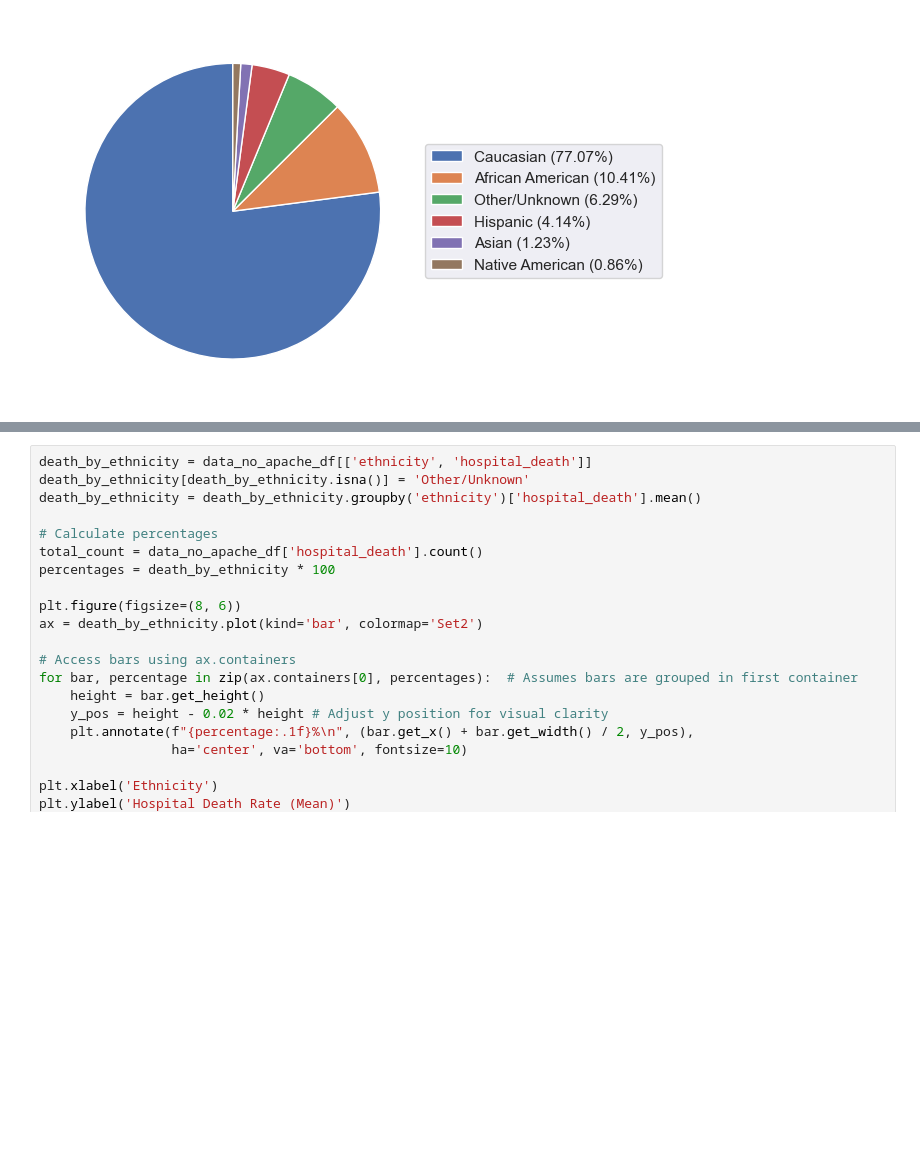
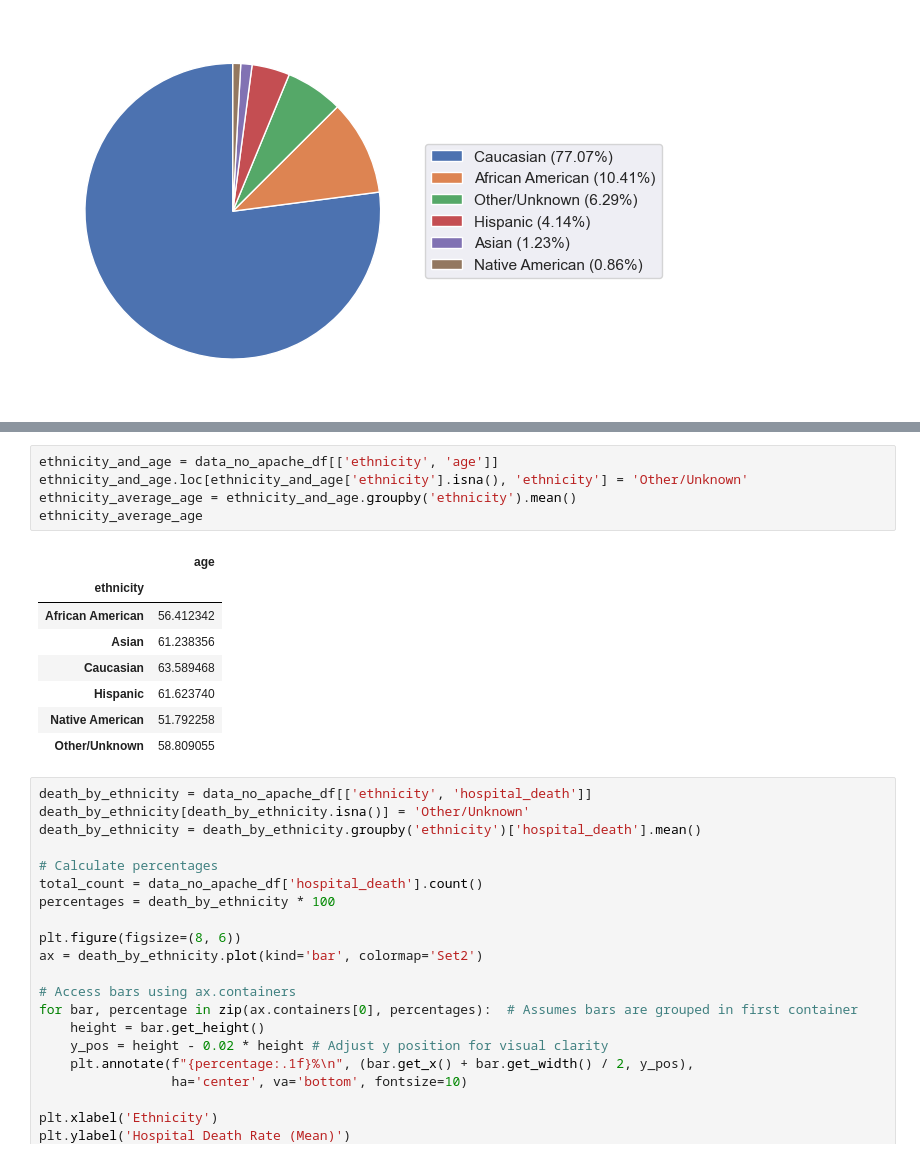
Before and after one commit to ShaniCohen/pred-ICU, a Jupyter notebook: eda/eda-koby.ipynb, the cells around one changed output, grey strips where cells are left out. Drawn from its saved outputs; the diff is of its cells as text; blank space fills up the shorter version.

```diff
--- a/eda/eda-koby.ipynb
+++ b/eda/eda-koby.ipynb
@@ -257,6 +277,20 @@ plt.legend(title='Mortality', loc="lower center", bbox_to_anchor=(0.5, 0.1))
 # %% [output]
 <matplotlib.legend.Legend at 0x...>
 [figure]
+# %%
+ethnicity_and_age = data_no_apache_df[['ethnicity', 'age']]
+ethnicity_and_age.loc[ethnicity_and_age['ethnicity'].isna(), 'ethnicity'] = 'Other/Unknown'
+ethnicity_average_age = ethnicity_and_age.groupby('ethnicity').mean()
+ethnicity_average_age
+# %% [output]
+|  | age |
+| ethnicity |  |
+| African American | 56.412342 |
+| Asian | 61.238356 |
+| Caucasian | 63.589468 |
+| Hispanic | 61.623740 |
+| Native American | 51.792258 |
+| Other/Unknown | 58.809055 |
 # %%
 death_by_ethnicity = data_no_apache_df[['ethnicity', 'hospital_death']]
 death_by_ethnicity[death_by_ethnicity.isna()] = 'Other/Unknown'
```
Also changed, not shown: parts of 6 cells of this notebook, 3 other files.
